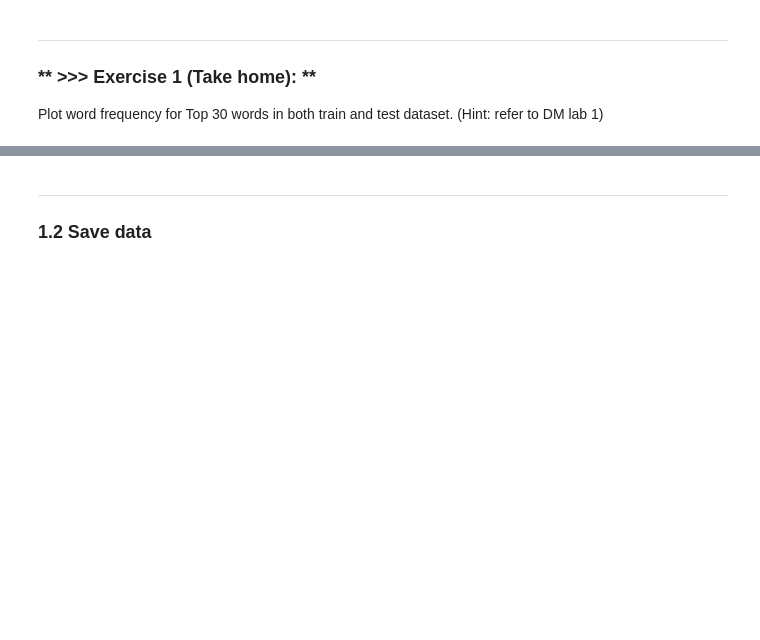
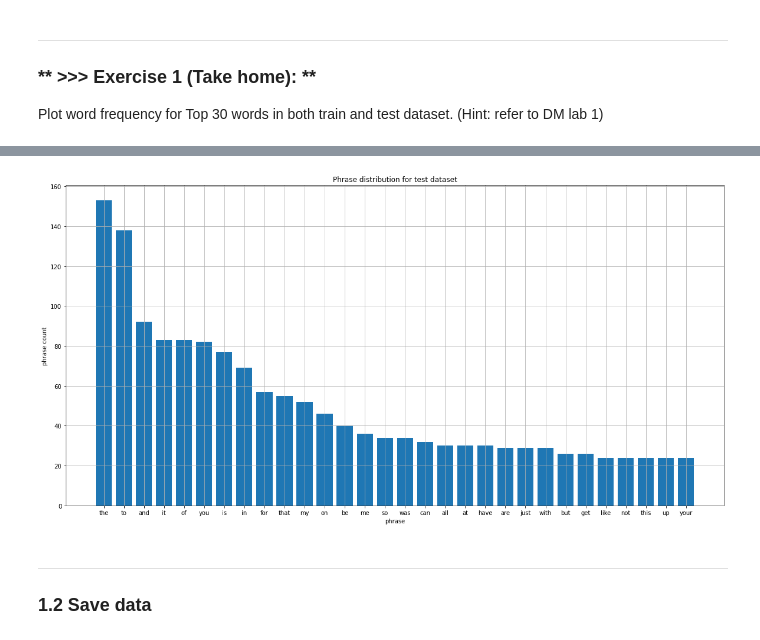
Before and after one commit to honey0703/DM2021-Lab2-master, a Jupyter notebook: DM2021_Lab2_master.ipynb, the cells around one changed output, grey strips where cells are left out. Drawn from its saved outputs; the diff is of its cells as text; code cells hidden in the pictures; blank space fills up the shorter version.

```diff
--- a/DM2021_Lab2_master.ipynb
+++ b/DM2021_Lab2_master.ipynb
@@ -154,3 +155,41 @@ plt.show()
+# %%
+## for test dataset
+
+#get word counts
+count_vect = CountVectorizer()
+word_counts = count_vect.fit_transform(test_df.text)         # count test dataset
+feature_name = count_vect.get_feature_names()
+
+#compute word frequencies
+word_frequencies = []
+for j in range(0,word_counts.shape[1]):
+    word_frequencies.append(sum(word_counts[:,j].toarray()))
+word_frequencies = np.asarray(word_counts.sum(axis=0))[0]
+
+#sorted
+temp = []
+for i in range(word_frequencies.shape[0]):
+    temp.append((feature_name[i], word_frequencies[i]))
+word_frequencies_sorted = sorted(temp, key = lambda x: x[1], reverse = True)
+
+top_word_name = []
+top_word_frequencies = []
+for w in word_frequencies_sorted[0:30]:
+    top_word_name.append(w[0])
+    top_word_frequencies.append(w[1])
+
+# plot
+fig, ax = plt.subplots(figsize=(20,10))
+plt.bar(top_word_name,top_word_frequencies)
+
+# arrange
+plt.ylabel('phrase count')
+plt.xlabel('phrase')
+plt.title('Phrase distribution for test dataset')
+plt.grid(True)
+plt.show()
+# %% [output]
+[figure, added]
 # %% [markdown]
 ---
 ### 1.2 Save data
```
Also changed, not shown: parts of 15 cells of this notebook.
